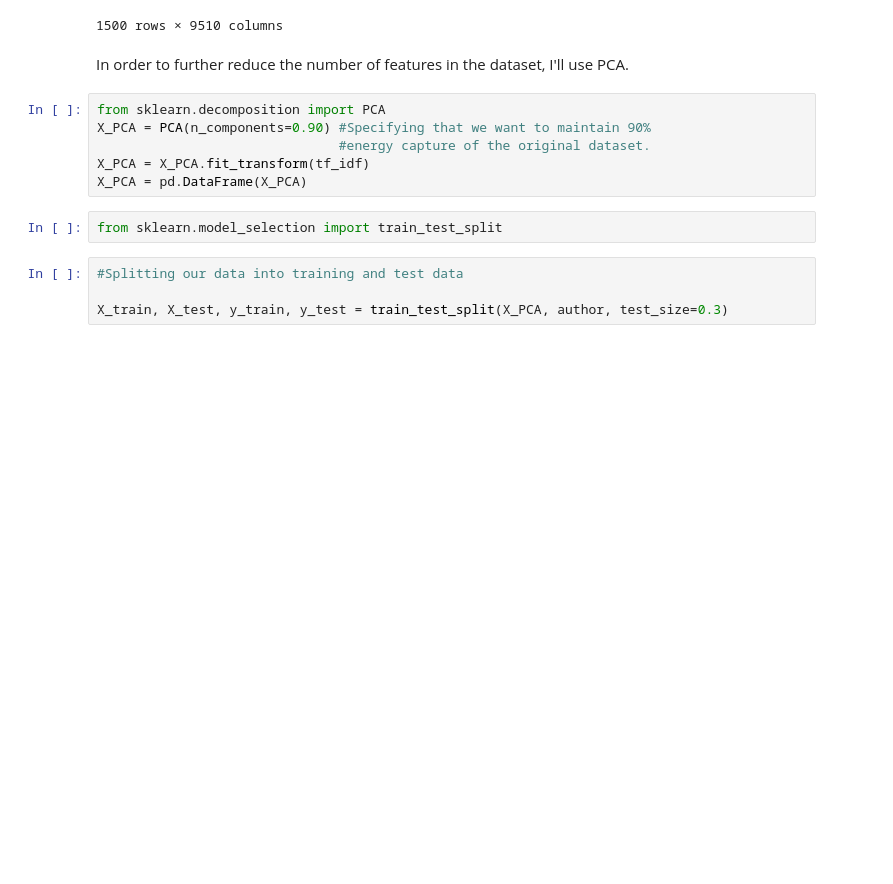
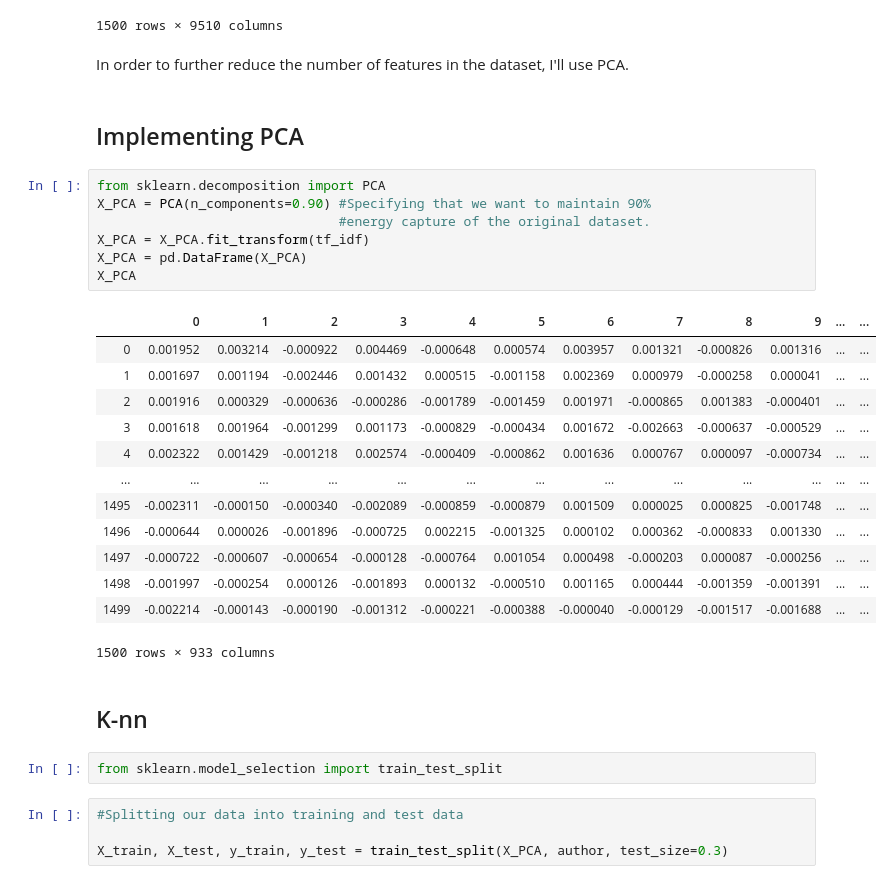
Before and after one commit to wgbarron/K-NN-Classifier-Amazon-Reviews-, a Jupyter notebook: K-NN Amazon.ipynb, the cells around one changed output. Saved outputs shown, nothing was run; the diff lists cells and outputs as text; blank space fills up the shorter version.

```diff
--- a/K-NN Amazon.ipynb
+++ b/K-NN Amazon.ipynb
@@ -141,12 +143,31 @@ tf_idf
 1500 rows × 9510 columns
 # %% [markdown]
 In order to further reduce the number of features in the dataset, I'll use PCA.
+# %% [markdown]
+## Implementing PCA
 # %%
 from sklearn.decomposition import PCA
 X_PCA = PCA(n_components=0.90) #Specifying that we want to maintain 90%
                                #energy capture of the original dataset.
 X_PCA = X_PCA.fit_transform(tf_idf)
 X_PCA = pd.DataFrame(X_PCA)
+X_PCA
+# %% [output]
+|  | 0 | 1 | 2 | 3 | 4 | 5 | 6 | 7 | 8 | 9 | ... | ... |
+| 0 | 0.001952 | 0.003214 | -0.000922 | 0.004469 | -0.000648 | 0.000574 | 0.003957 | 0.001321 | -0.000826 | 0.001316 | ... | ... |
+| 1 | 0.001697 | 0.001194 | -0.002446 | 0.001432 | 0.000515 | -0.001158 | 0.002369 | 0.000979 | -0.000258 | 0.000041 | ... | ... |
+| 2 | 0.001916 | 0.000329 | -0.000636 | -0.000286 | -0.001789 | -0.001459 | 0.001971 | -0.000865 | 0.001383 | -0.000401 | ... | ... |
+| 3 | 0.001618 | 0.001964 | -0.001299 | 0.001173 | -0.000829 | -0.000434 | 0.001672 | -0.002663 | -0.000637 | -0.000529 | ... | ... |
+| 4 | 0.002322 | 0.001429 | -0.001218 | 0.002574 | -0.000409 | -0.000862 | 0.001636 | 0.000767 | 0.000097 | -0.000734 | ... | ... |
+| ... | ... | ... | ... | ... | ... | ... | ... | ... | ... | ... | ... | ... |
+| 1495 | -0.002311 | -0.000150 | -0.000340 | -0.002089 | -0.000859 | -0.000879 | 0.001509 | 0.000025 | 0.000825 | -0.001748 | ... | ... |
+| 1496 | -0.000644 | 0.000026 | -0.001896 | -0.000725 | 0.002215 | -0.001325 | 0.000102 | 0.000362 | -0.000833 | 0.001330 | ... | ... |
+| 1497 | -0.000722 | -0.000607 | -0.000654 | -0.000128 | -0.000764 | 0.001054 | 0.000498 | -0.000203 | 0.000087 | -0.000256 | ... | ... |
+| 1498 | -0.001997 | -0.000254 | 0.000126 | -0.001893 | 0.000132 | -0.000510 | 0.001165 | 0.000444 | -0.001359 | -0.001391 | ... | ... |
+| 1499 | -0.002214 | -0.000143 | -0.000190 | -0.001312 | -0.000221 | -0.000388 | -0.000040 | -0.000129 | -0.001517 | -0.001688 | ... | ... |
+1500 rows × 933 columns
+# %% [markdown]
+## K-nn
 # %%
 from sklearn.model_selection import train_test_split
 # %%
```
Also changed, not shown: parts of 6 cells of this notebook.
